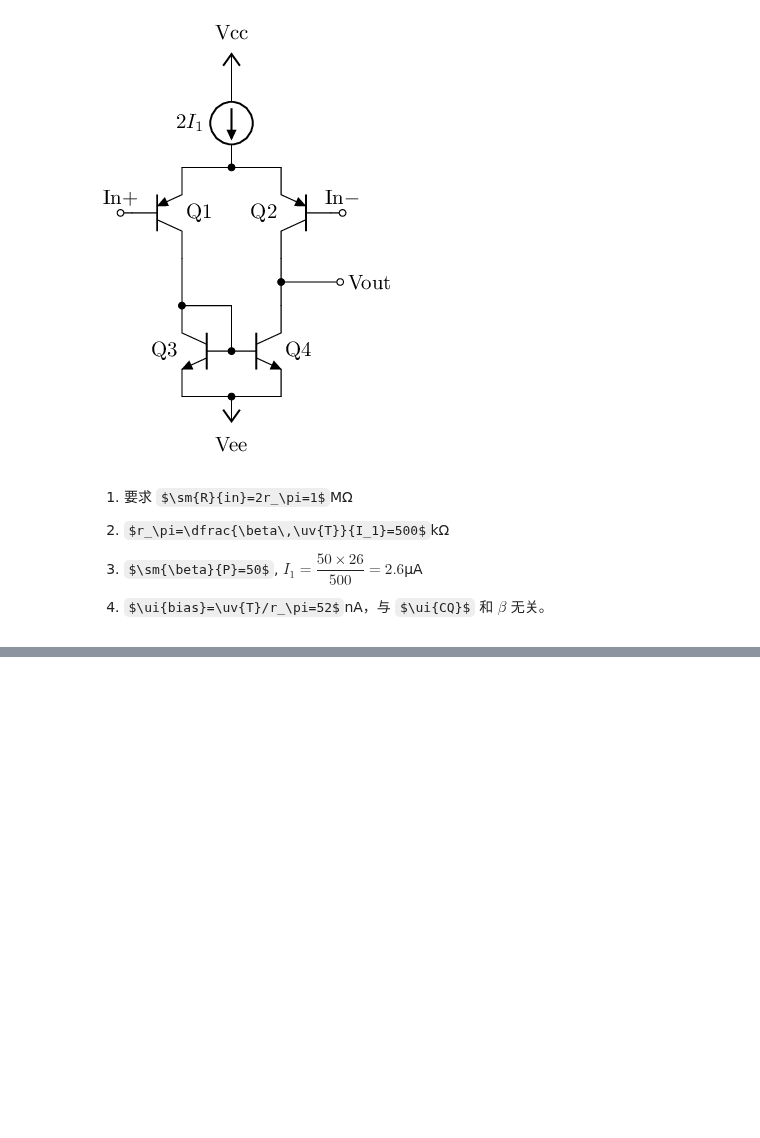
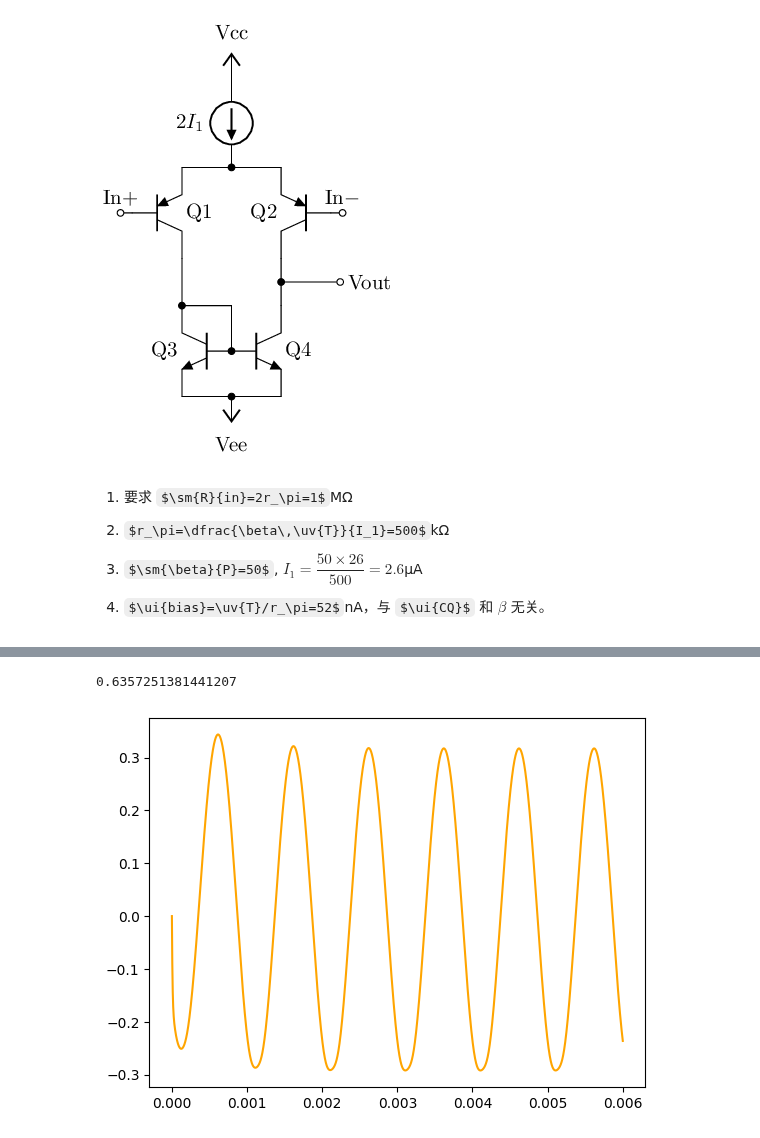
Before and after one commit to chenshuo/nuedc, a Jupyter notebook: docs/bjt-basics.ipynb, the cells around one changed output, grey strips where cells are left out. Cells and saved outputs as stored; diff of their text form; code cells hidden in the pictures; some formulas as TeX source; blank space fills up the shorter version.

```diff
--- a/docs/bjt-basics.ipynb
+++ b/docs/bjt-basics.ipynb
@@ -1193,0 +1274,7 @@ node [vee] {Vee};
+# %%
+Vout = ng.vector('out')
+plt.plot(ng.vector('time'), Vout, 'orange')
+print(max(Vout) - min(Vout))
+# %% [output]
+0.6357251381441207
+[figure, added]
```
Also changed, not shown: parts of 15 cells of this notebook.
